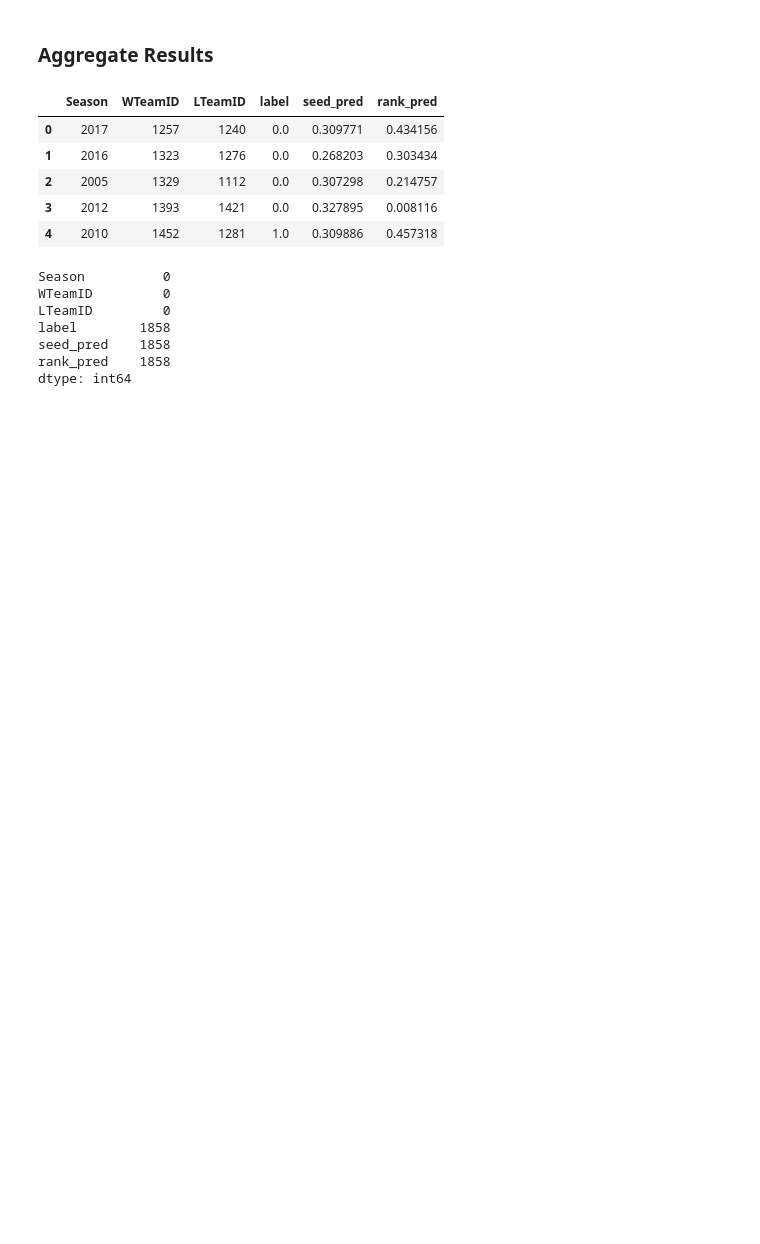
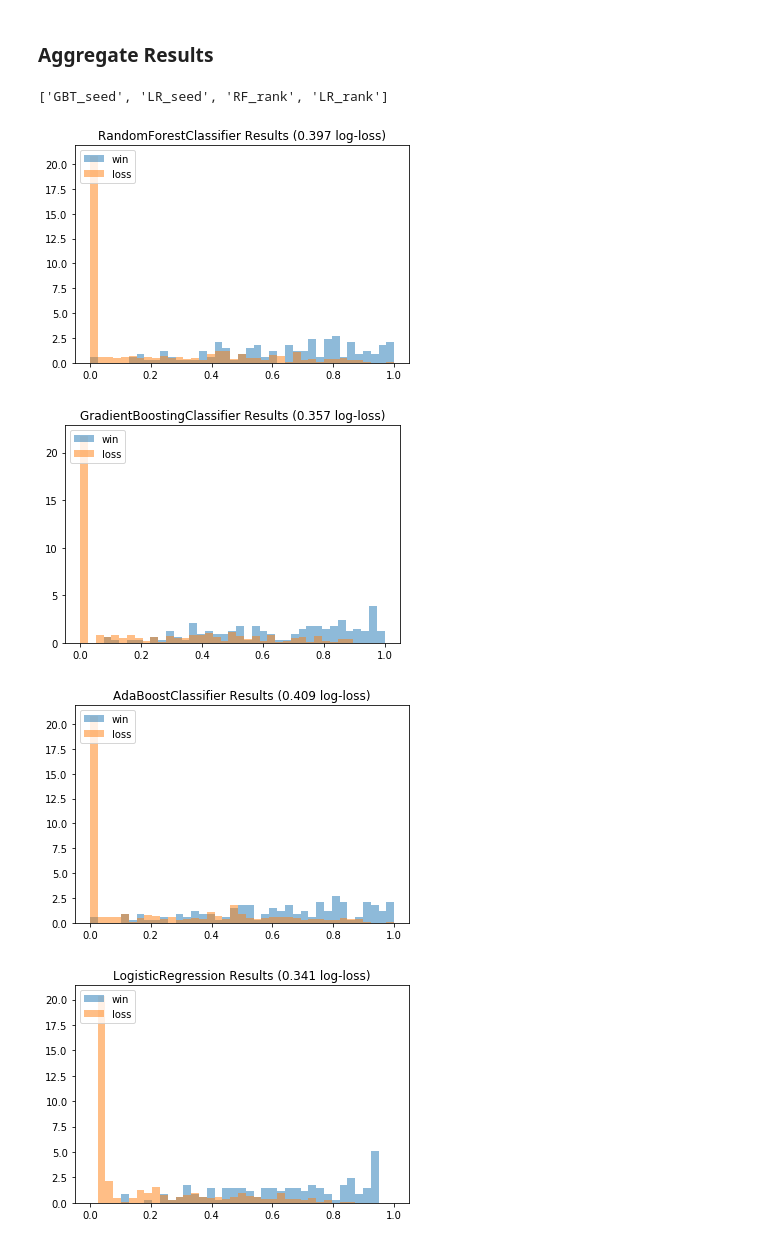
Before and after one commit to DJedamski/kaggle_ncaa18, a Jupyter notebook: ncaa_2018_data_exploration.ipynb, the cells around one changed output. Cells and saved outputs as stored; diff of their text form; code cells hidden in the pictures; blank space fills up the shorter version.

Commit message:
initial stacking results

```diff
--- a/ncaa_2018_data_exploration.ipynb
+++ b/ncaa_2018_data_exploration.ipynb
@@ -281,6 +293,7 @@ print(ranks_col)
 
 X_train_ranks = X_train_ranks.fillna(500)
 X_val_ranks = X_val_ranks.fillna(500)
+X_test_ranks = X_test_ranks.fillna(500)
 
 # Define models to test
 RF = RandomForestClassifier(n_estimators=200)
@@ -337,22 +353,39 @@ full_results.columns = ['Season', 'WTeamID', 'LTeamID', 'label', 'seed_pred', 'r
-# %%
-X_col = ['seed_pred', 'rank_pred']
-GB = GradientBoostingClassifier(n_estimators=100, max_depth=3)
-
-fit_and_evaluate(GB, X_col, full_results, )
-# %% [output]
-|  | Season | WTeamID | LTeamID | label | seed_pred | rank_pred |
-| 0 | 2017 | 1257 | 1240 | 0.0 | 0.309771 | 0.434156 |
-| 1 | 2016 | 1323 | 1276 | 0.0 | 0.268203 | 0.303434 |
-| 2 | 2005 | 1329 | 1112 | 0.0 | 0.307298 | 0.214757 |
-| 3 | 2012 | 1393 | 1421 | 0.0 | 0.327895 | 0.008116 |
-| 4 | 2010 | 1452 | 1281 | 1.0 | 0.309886 | 0.457318 |
-# %%
-full_results.isnull().sum()
-# %% [output]
-Season          0
-WTeamID         0
-LTeamID         0
-label        1858
-seed_pred    1858
-rank_pred    1858
-dtype: int64
+# %%
+val_results = pd.concat([X_val.reset_index(drop=True),
+                          pd.DataFrame(y_val).reset_index(drop=True),
+                          pd.DataFrame(GBT_seeds_val_pred[:,1]).reset_index(drop=True),
+                          pd.DataFrame(LR_seeds_val_pred[:,1]).reset_index(drop=True),
+                          pd.DataFrame(RF_ranks_val_pred[:,1]).reset_index(drop=True),
+                          pd.DataFrame(LR_ranks_val_pred[:,1]).reset_index(drop=True)], axis=1)
+val_results.columns = ['Season', 'WTeamID', 'LTeamID', 'label', 'GBT_seed', 'LR_seed', 'RF_rank', 'LR_rank']
+
+test_results = pd.concat([X_test.reset_index(drop=True),
+                          pd.DataFrame(y_test).reset_index(drop=True),
+                          pd.DataFrame(GBT_seeds_test_pred[:,1]).reset_index(drop=True),
+                          pd.DataFrame(LR_seeds_test_pred[:,1]).reset_index(drop=True),
+                          pd.DataFrame(RF_ranks_test_pred[:,1]).reset_index(drop=True),
+                          pd.DataFrame(LR_ranks_test_pred[:,1]).reset_index(drop=True)], axis=1)
+test_results.columns = ['Season', 'WTeamID', 'LTeamID', 'label', 'GBT_seed', 'LR_seed', 'RF_rank', 'LR_rank']
+# %%
+final_col = [col for col in val_results.columns
+                if any(y in col for y in ('_seed', '_rank'))]
+print(final_col)
+
+RF = RandomForestClassifier(n_estimators=200)
+GBT = GradientBoostingClassifier(n_estimators=100, max_depth=3)
+Ada = AdaBoostClassifier(base_estimator=RF, n_estimators=150)
+LR = LogisticRegression()
+MLP = MLPClassifier()
+# %% [output]
+['GBT_seed', 'LR_seed', 'RF_rank', 'LR_rank']
+# %%
+fit_and_evaluate(RF, final_col, val_results, val_results['label'], test_results, y_test)
+fit_and_evaluate(GBT, final_col, val_results, val_results['label'], test_results, y_test)
+fit_and_evaluate(Ada, final_col, val_results, val_results['label'], test_results, y_test)
+fit_and_evaluate(LR, final_col, val_results, val_results['label'], test_results, y_test)
+fit_and_evaluate(MLP, final_col, val_results, val_results['label'], test_results, y_test)
+# %% [output]
+[figure, added]
+[figure, added]
+[figure, added]
+[figure, added]
```
Also changed, not shown: parts of 9 cells of this notebook.
